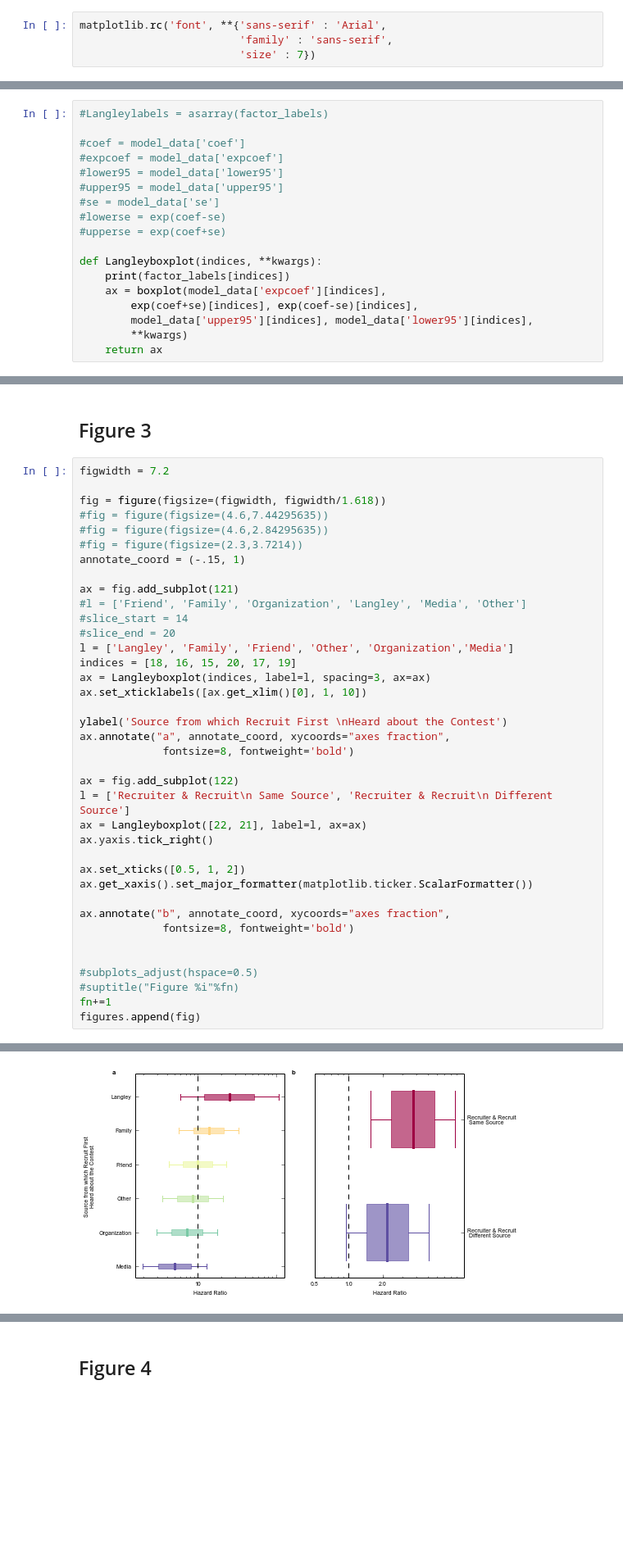
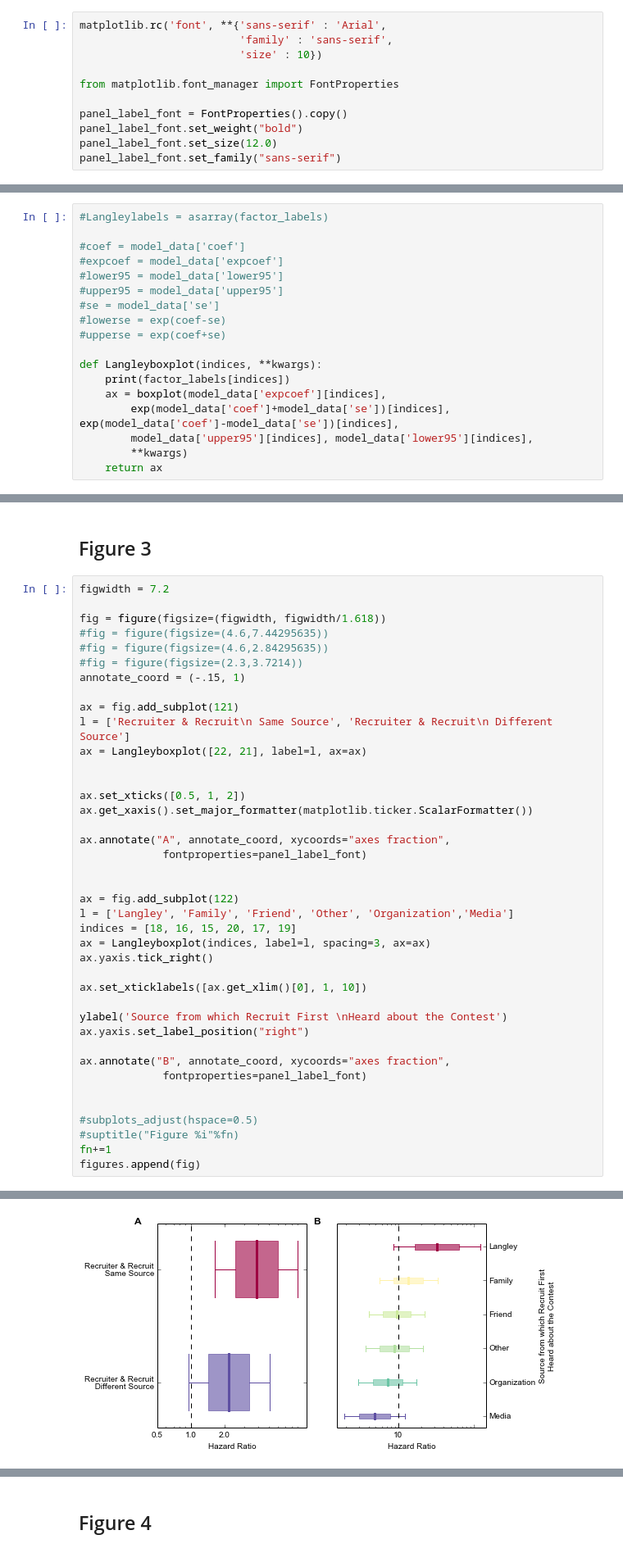
Before and after one commit to jeffalstott/Langley, a Jupyter notebook: Langley_Model.ipynb, the cells around one changed output, grey strips where cells are left out. Shown: that part at 82% size. Cells and saved outputs as stored; diff of their text form; blank space fills up the shorter version.

```diff
--- a/Langley_Model.ipynb
+++ b/Langley_Model.ipynb
@@ -12,7 +12,14 @@ sfn = 1
 # %%
 matplotlib.rc('font', **{'sans-serif' : 'Arial',
                          'family' : 'sans-serif',
-                         'size' : 7})
+                         'size' : 10})
+
+from matplotlib.font_manager import FontProperties
+
+panel_label_font = FontProperties().copy()
+panel_label_font.set_weight("bold")
+panel_label_font.set_size(12.0)
+panel_label_font.set_family("sans-serif")
 # %% [markdown]
 Load teams
 --------
@@ -352,7 +359,7 @@ def boxplot(middle, boxtop, boxbottom, whiskertop, whiskerbottom, label=None, co
 def Langleyboxplot(indices, **kwargs):
     print(factor_labels[indices])
     ax = boxplot(model_data['expcoef'][indices],
-        exp(coef+se)[indices], exp(coef-se)[indices],
+        exp(model_data['coef']+model_data['se'])[indices], exp(model_data['coef']-model_data['se'])[indices],
         model_data['upper95'][indices], model_data['lower95'][indices],
         **kwargs)
     return ax
@@ -433,28 +442,30 @@ fig = figure(figsize=(figwidth, figwidth/1.618))
 annotate_coord = (-.15, 1)
 
 ax = fig.add_subplot(121)
-#l = ['Friend', 'Family', 'Organization', 'Langley', 'Media', 'Other']
-#slice_start = 14
-#slice_end = 20
-l = ['Langley', 'Family', 'Friend', 'Other', 'Organization','Media']
-indices = [18, 16, 15, 20, 17, 19]
-ax = Langleyboxplot(indices, label=l, spacing=3, ax=ax)
-ax.set_xticklabels([ax.get_xlim()[0], 1, 10])
-
-ylabel('Source from which Recruit First \nHeard about the Contest')
-ax.annotate("a", annotate_coord, xycoords="axes fraction",
-             fontsize=8, fontweight='bold')
-
-ax = fig.add_subplot(122)
 l = ['Recruiter & Recruit\n Same Source', 'Recruiter & Recruit\n Different Source']
 ax = Langleyboxplot([22, 21], label=l, ax=ax)
-ax.yaxis.tick_right()
+
 
 ax.set_xticks([0.5, 1, 2])
 ax.get_xaxis().set_major_formatter(matplotlib.ticker.ScalarFormatter())
 
-ax.annotate("b", annotate_coord, xycoords="axes fraction",
-             fontsize=8, fontweight='bold')
+ax.annotate("A", annotate_coord, xycoords="axes fraction",
+             fontproperties=panel_label_font)
+
+
+ax = fig.add_subplot(122)
+l = ['Langley', 'Family', 'Friend', 'Other', 'Organization','Media']
+indices = [18, 16, 15, 20, 17, 19]
+ax = Langleyboxplot(indices, label=l, spacing=3, ax=ax)
+ax.yaxis.tick_right()
+
+ax.set_xticklabels([ax.get_xlim()[0], 1, 10])
+
+ylabel('Source from which Recruit First \nHeard about the Contest')
+ax.yaxis.set_label_position("right")
+
+ax.annotate("B", annotate_coord, xycoords="axes fraction",
+             fontproperties=panel_label_font)
 
 
 #subplots_adjust(hspace=0.5)
@@ -468 +479 @@ figures.append(fig)
-[figure, old version]
+[figure, new version]
```
Also changed, not shown: parts of 25 cells of this notebook, 1 other file.
